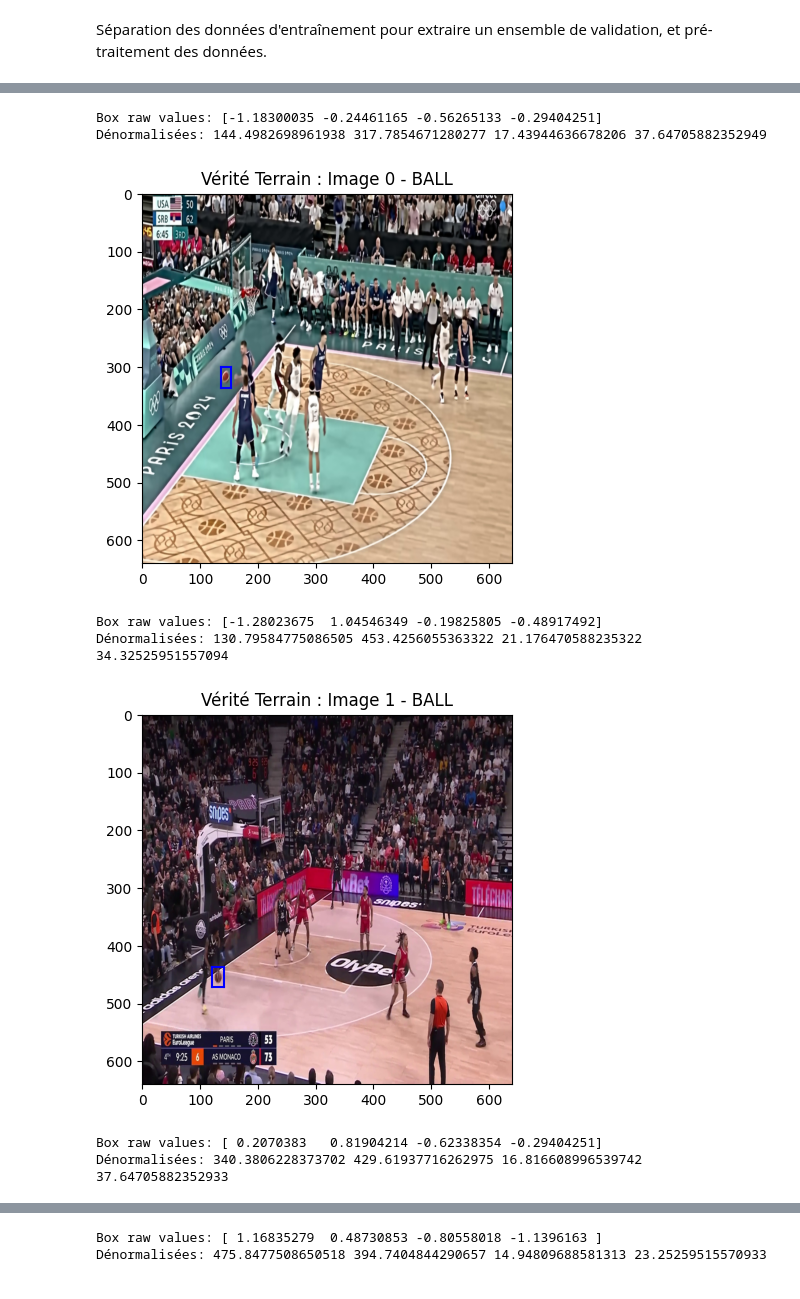
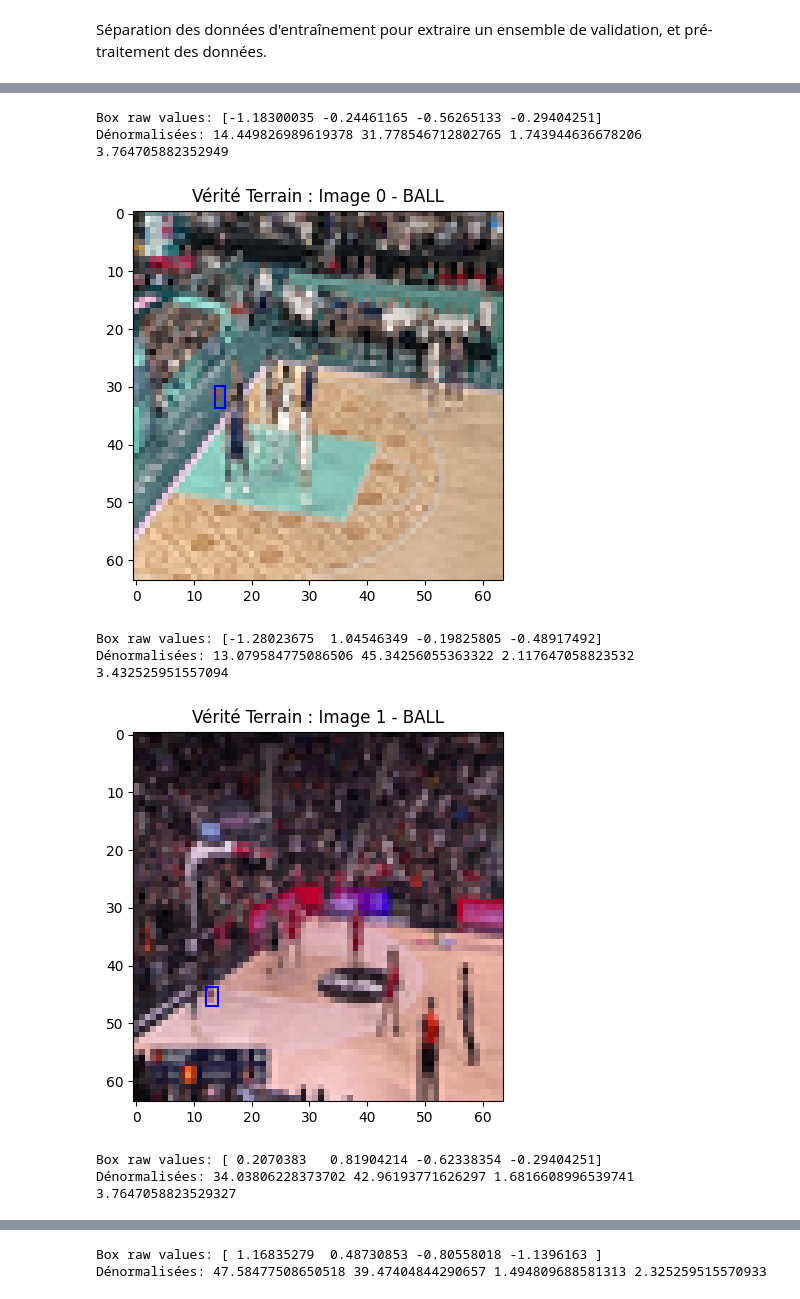
Before and after one commit to Spiroxx/projet_ap, a Jupyter notebook: notebook.ipynb, the cells around one changed output, grey strips where cells are left out. Cells and saved outputs as stored; diff of their text form; code cells hidden in the pictures.

```diff
--- a/notebook.ipynb
+++ b/notebook.ipynb
@@ -46,8 +39,8 @@ with open('projet_ap/data.csv', newline='') as csvfile:
 			dataset.append(new_entry)
 
 # Nombre de classes de la base de données et intitulé des classes
-#class_labels = list(dict.fromkeys([item['specie'] for item in dataset]))
-#num_classes = len(class_labels)
+class_labels = ['ball']
+num_classes = 1
 
 # Extraction des données d'apprentissage et de test
 dataset_train = [item for item in dataset if item['type']=='TRAIN']
@@ -101,7 +94,7 @@ from sklearn.model_selection import train_test_split
 
 # Pour la suite du TP on considèrera des images de taille 64x64x3
 # Augmenter cette valeur donnerait de meilleurs résultats mais nécessiterait des calculs plus long.
-IMAGE_SIZE = 640
+IMAGE_SIZE = 64
 
 # Lecture des données d'entraînement et de test
 x, y = build_localization_tensors(IMAGE_SIZE, dataset_train, 1)
@@ -125,7 +120,8 @@ x_test = x_test/255
 # Si seuls x et y sont indiqués, on tire au hasard un numéro d'image et on affiche le label y associé  à l'image
 # Si un 2e y, nommé y_pred, est indiqué, alors les deux labels sont affichés côte à côte, afin de pouvoir les comparer
 # Enfin on peut également indiquer l'id de l'image que l'on souhaite visualiser.
-def print_data_localisation(x, y, y_pred=[], id=None, image_size=640):
+
+def print_data_localisation(x, y, y_pred=[], id=None, image_size=IMAGE_SIZE):
   if id==None:
     # Tirage aléatoire d'une image dans la base
     num_img = np.random.randint(x.shape[0]-1)
@@ -168,37 +164,37 @@ def print_data_localisation(x, y, y_pred=[], id=None, image_size=640):
   if np.any(y_pred):
     plt.subplot(1, 2, 2)
     # Affichage de l'image
     plt.imshow(img)
     lab = y_pred[num_img]
     # Détermination de la classe
     class_id = np.argmax(lab[5:])
 
     # Détermination des coordonnées de la boîte englobante dans le repère image
     ax = (lab[1]*y_std[1] + y_mean[1]) * image_size
     ay = (lab[2]*y_std[2] + y_mean[2]) * image_size
     width = (lab[3]*y_std[3] + y_mean[3]) * image_size
     height = (lab[4]*y_std[4] + y_mean[4]) * image_size
     #print("x: {}, y: {}, w: {}, h:{}".format(ax,ay,width, height))
     # Détermination des extrema de la boîte englobante
     p_x = [ax-width/2, ax+width/2]
     p_y = [ay-height/2, ay+height/2]
     # Affichage de la boîte englobante, dans la bonne couleur
     plt.plot([p_x[0], p_x[0]],p_y,color=colors[class_id])
     plt.plot([p_x[1], p_x[1]],p_y,color=colors[class_id])
     plt.plot(p_x,[p_y[0],p_y[0]],color=colors[class_id])
     plt.plot(p_x,[p_y[1],p_y[1]],color=colors[class_id])
     plt.title("Prédiction : Image {} - {}".format(num_img, classes[class_id]))
 
   plt.show()
 
 for i in range(10):#x.shape[0]):
     print_data_localisation(x_train, y_train, image_size=IMAGE_SIZE, id=i)
 # %% [output]
 Box raw values: [-1.18300035 -0.24461165 -0.56265133 -0.29404251]
-Dénormalisées: 144.4982698961938 317.7854671280277 17.43944636678206 37.64705882352949
+Dénormalisées: 14.449826989619378 31.778546712802765 1.743944636678206 3.764705882352949
-[figure, old version]
+[figure, new version]
 Box raw values: [-1.28023675  1.04546349 -0.19825805 -0.48917492]
-Dénormalisées: 130.79584775086505 453.4256055363322 21.176470588235322 34.32525951557094
+Dénormalisées: 13.079584775086506 45.34256055363322 2.117647058823532 3.432525951557094
-[figure, old version]
+[figure, new version]
 Box raw values: [ 0.2070383   0.81904214 -0.62338354 -0.29404251]
-Dénormalisées: 340.3806228373702 429.61937716262975 16.816608996539742 37.64705882352933
+Dénormalisées: 34.03806228373702 42.96193771626297 1.6816608996539741 3.7647058823529327
@@ -206,2 +202,2 @@ Dénormalisées: 340.3806228373702 429.61937716262975 16.816608996539742 37.6470
 Box raw values: [ 1.16835279  0.48730853 -0.80558018 -1.1396163 ]
-Dénormalisées: 475.8477508650518 394.7404844290657 14.94809688581313 23.25259515570933
+Dénormalisées: 47.58477508650518 39.47404844290657 1.494809688581313 2.325259515570933
```
Also changed, not shown: parts of 14 cells of this notebook.
